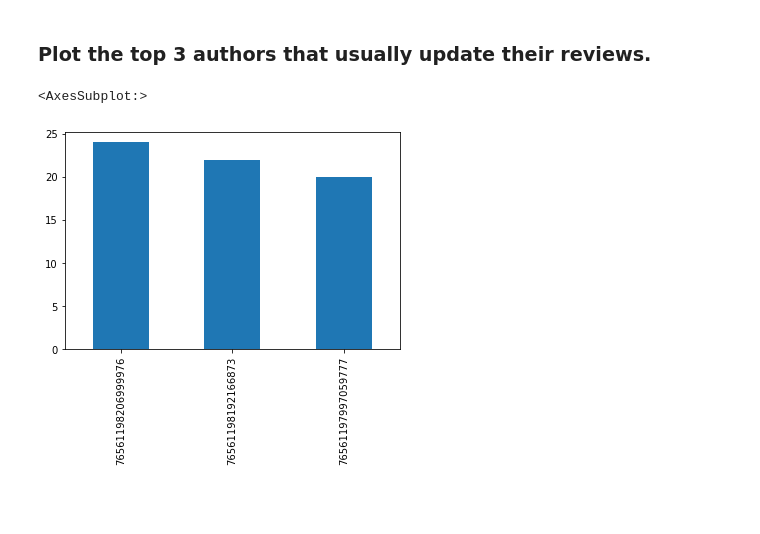
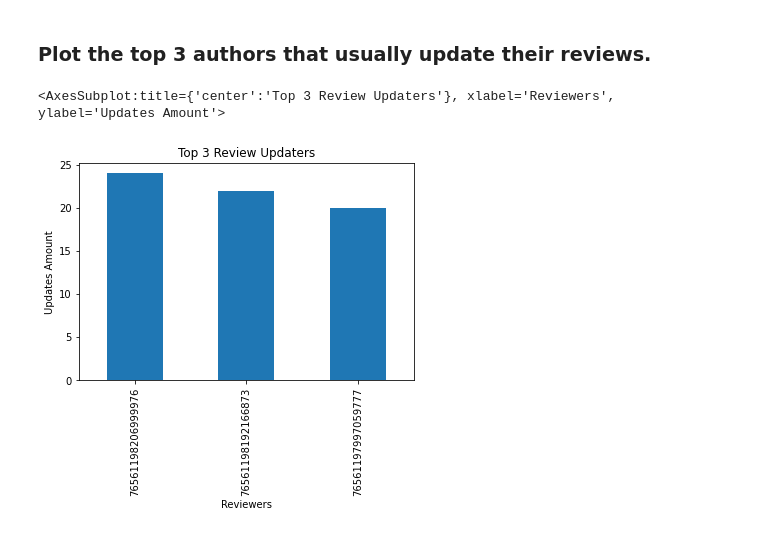
Before and after one commit to S4b3/ADM-HW2-Group44, a Jupyter notebook: main.ipynb, the cells around one changed output. Drawn from its saved outputs; the diff is of its cells as text; code cells hidden in the pictures; blank space fills up the shorter version.

Commit message:
updated top 3 reviewers plot

```diff
--- a/main.ipynb
+++ b/main.ipynb
@@ -305,7 +305,7 @@ print(average_time_between_updates)
 ### Plot the top 3 authors that usually update their reviews.
 # %%
 most_frequent_updaters = (updated_reviews['author.steamid'].value_counts()[:3])
-most_frequent_updaters.plot(kind='bar', title ="Most Frequent Review Up")
+most_frequent_updaters.plot(kind='bar', title ="Top 3 Review Updaters", xlabel="Reviewers", ylabel ="Updates Amount")
 # %% [output]
-<AxesSubplot:>
+<AxesSubplot:title={'center':'Top 3 Review Updaters'}, xlabel='Reviewers', ylabel='Updates Amount'>
-[figure, old version]
+[figure, new version]
```
